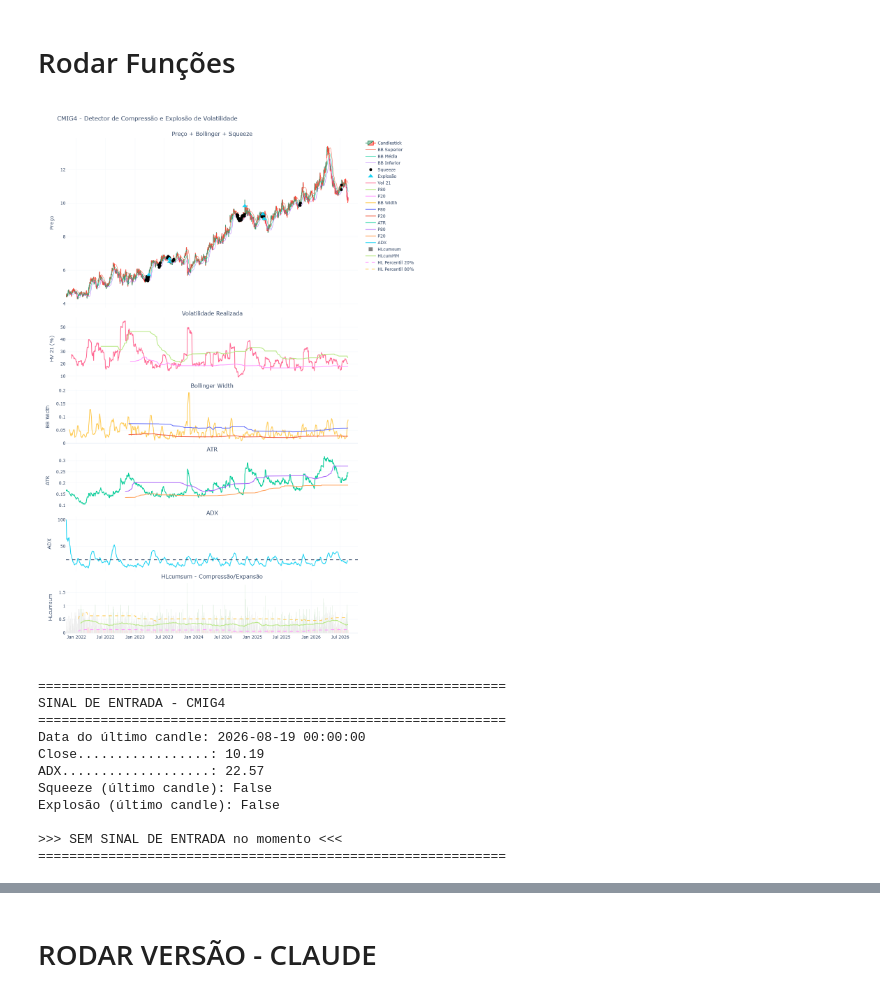
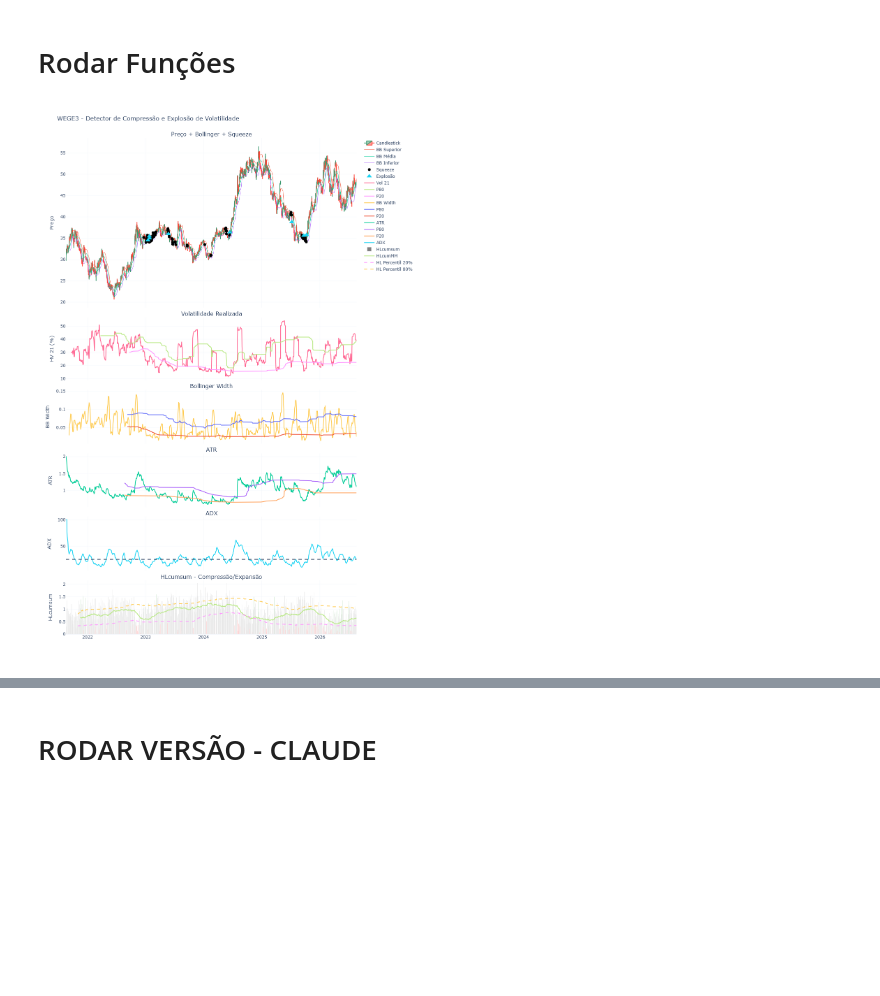
Before and after one commit to diogoraucci/dashboard_opcoes_streamlit, a Jupyter notebook: OPCOES_ExplosaoVol_CLAUDE_GPT_novo.ipynb, the cells around one changed output, grey strips where cells are left out. Cells and saved outputs as stored; diff of their text form; code cells hidden in the pictures; blank space fills up the shorter version.

```diff
--- a/OPCOES_ExplosaoVol_CLAUDE_GPT_novo.ipynb
+++ b/OPCOES_ExplosaoVol_CLAUDE_GPT_novo.ipynb
@@ -13,6 +13,8 @@ from OPCOES_ExplosaoVol_CLAUDE_GPT_novo import *
 # %% [markdown]
 # Rodar Funções
 # %%
+# Importar Todas as Funções
+from OPCOES_ExplosaoVol_CLAUDE_GPT_novo import *
 # coletar ticker =======================================================
 from pathlib import Path
 import sys
@@ -22,45 +24,34 @@ import multiprocessing
 import os
 import time
 from concurrent.futures import ThreadPoolExecutor
 
 # Pasta raiz do projeto (um nível acima de Testes)
 projeto = Path.cwd().parent
 
 if str(projeto) not in sys.path:
     sys.path.insert(0, str(projeto))
 
 
 tf = mt5.TIMEFRAME_D1 # TIME FRAME
-cotacoes = 1200
+cotacoes = 3000
 NaN_Maximo = 0
 
-tiker = 'CMIG4'
+tiker = 'WEGE3'
 
 # COELTAR COM YFINANCE ===================================================
 #df = carregar_dados(ticker= tiker+".SA", start="2020-01-01", end=None)
 
 
 # COLETAR COM METATRADER =================================================
 df = cotacoes_mt5_OHLC(tiker, timeframe=tf, n_barras=cotacoes)
 # ========================================================================
 
 # Rodar Função ===========================================================
 df_squeeze = detectar_squeeze(df)
 #relatorio(df_squeeze)
 
 # Plotar Gráficos
 plotar_interativo(df_squeeze, tiker)
 # %% [output]
-[figure, old version]
+[figure, new version]
-============================================================
-SINAL DE ENTRADA - CMIG4
-============================================================
-Data do último candle: 2026-08-19 00:00:00
-Close.................: 10.19
-ADX...................: 22.57
-Squeeze (último candle): False
-Explosão (último candle): False
-
->>> SEM SINAL DE ENTRADA no momento <<<
-============================================================
 # %%
```
Also changed, not shown: parts of 1 cell of this notebook.
